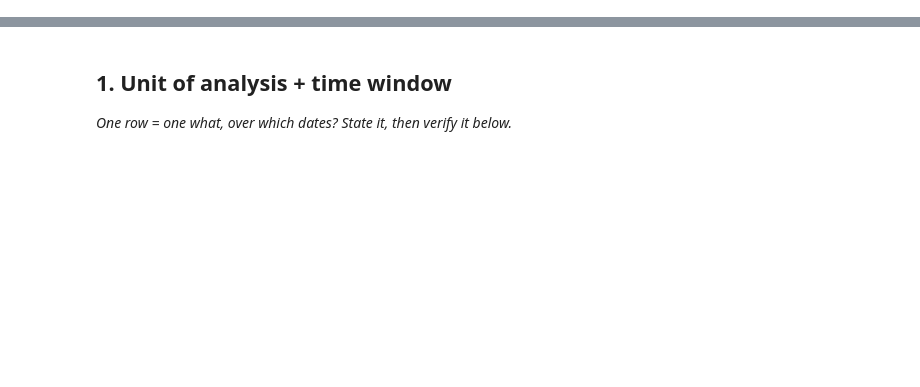
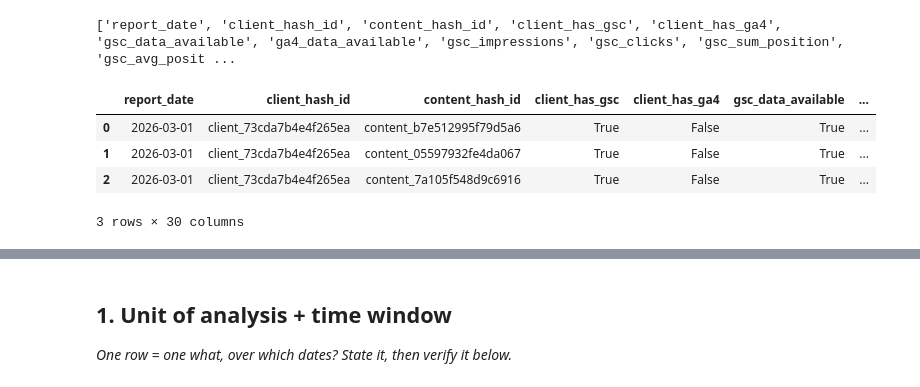
Before and after one commit to talalnoor/flyrank-ml-internship, a Jupyter notebook: work/notebooks/w03_data_contract.ipynb, the cells around one changed output, grey strips where cells are left out. Drawn from its saved outputs; the diff is of its cells as text; code cells hidden in the pictures; blank space fills up the shorter version.

```diff
--- a/work/notebooks/w03_data_contract.ipynb
+++ b/work/notebooks/w03_data_contract.ipynb
@@ -0,0 +66,10 @@
+# %%
+print(df.columns.tolist())
+df.head(3)
+# %% [output]
+['report_date', 'client_hash_id', 'content_hash_id', 'client_has_gsc', 'client_has_ga4', 'gsc_data_available', 'ga4_data_available', 'gsc_impressions', 'gsc_clicks', 'gsc_sum_position', 'gsc_avg_posit ...
+|  | report_date | client_hash_id | content_hash_id | client_has_gsc | client_has_ga4 | gsc_data_available | ... |
+| 0 | 2026-03-01 | client_73cda7b4e4f265ea | content_b7e512995f79d5a6 | True | False | True | ... |
+| 1 | 2026-03-01 | client_73cda7b4e4f265ea | content_05597932fe4da067 | True | False | True | ... |
+| 2 | 2026-03-01 | client_73cda7b4e4f265ea | content_7a105f548d9c6916 | True | False | True | ... |
+3 rows × 30 columns
```
Also changed, not shown: parts of 18 cells of this notebook.
